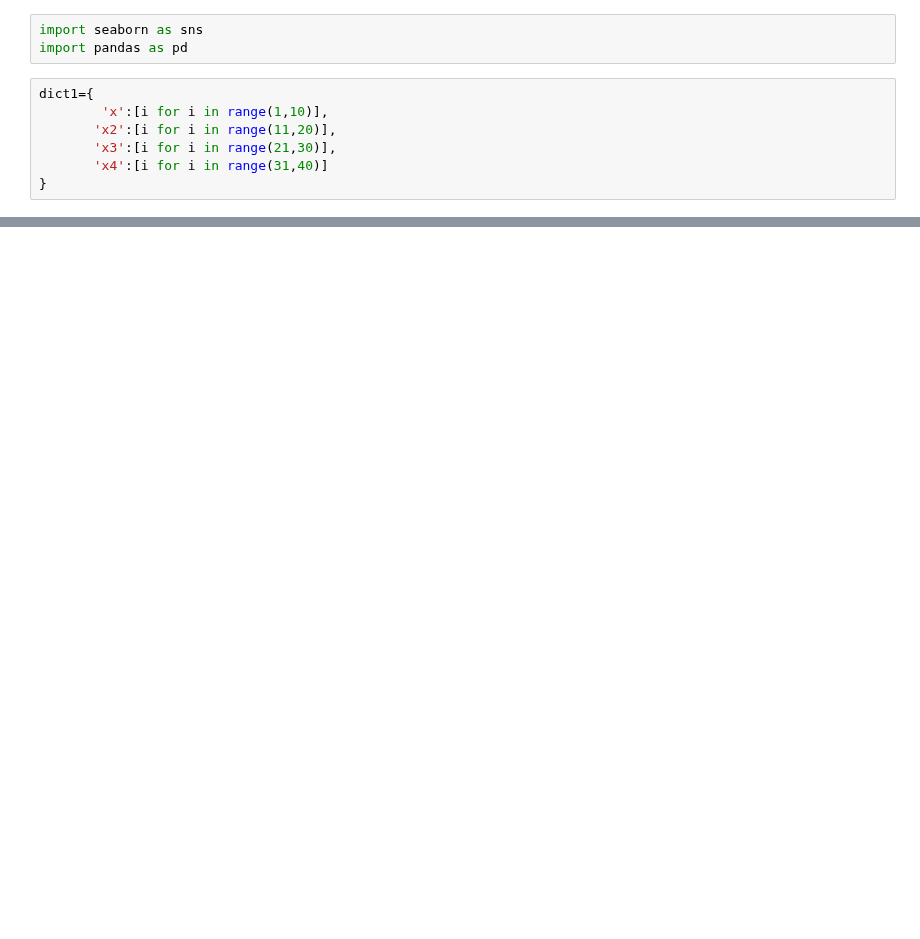
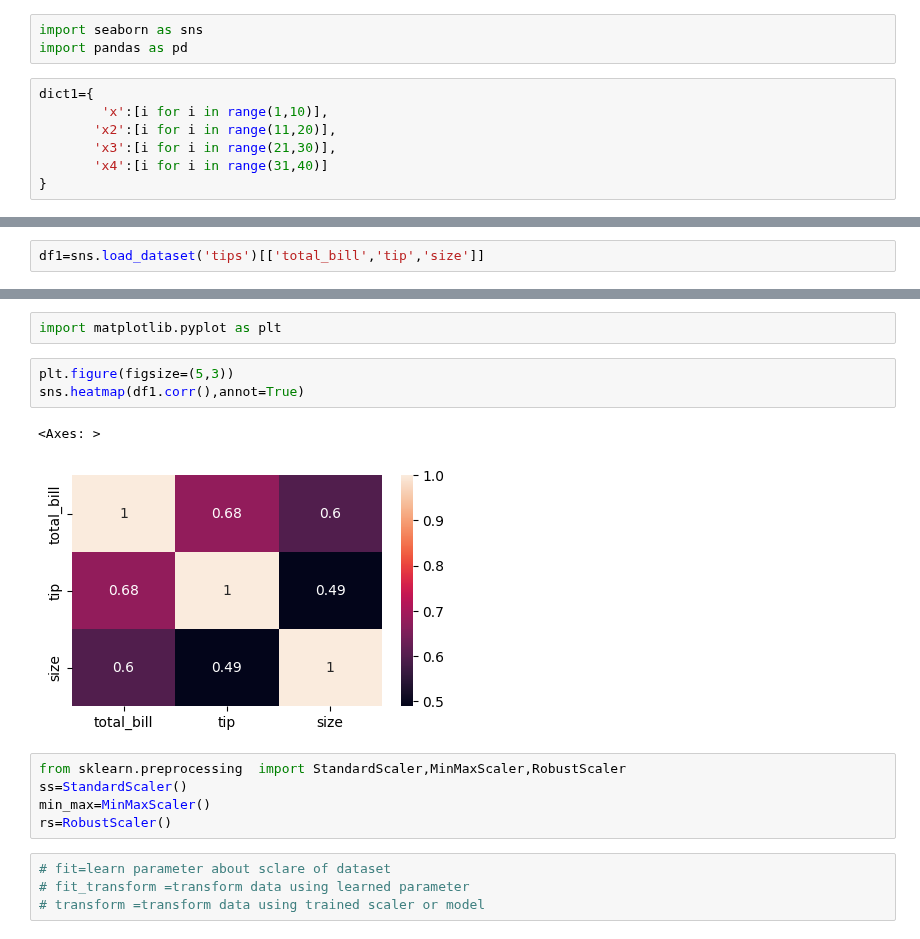
Before and after one commit to chourasiyamayank767-droid/Ricr.ML, a Jupyter notebook: ML_class3.ipynb, the cells around one changed output, grey strips where cells are left out. Cells and saved outputs as stored; diff of their text form; blank space fills up the shorter version.

Commit message:
feat: add correlation analysis and tips dataset visualization in ML class notebook

```diff
--- a/ML_class3.ipynb
+++ b/ML_class3.ipynb
@@ -23,0 +34,2 @@ pd.DataFrame(data=dict1)
+# %%
+df1=sns.load_dataset('tips')[['total_bill','tip','size']]
@@ -23,0 +59,17 @@ pd.DataFrame(data=dict1)
+# %%
+import matplotlib.pyplot as plt
+# %%
+plt.figure(figsize=(5,3))
+sns.heatmap(df1.corr(),annot=True)
+# %% [output]
+<Axes: >
+[figure, added]
+# %%
+from sklearn.preprocessing  import StandardScaler,MinMaxScaler,RobustScaler
+ss=StandardScaler()
+min_max=MinMaxScaler()
+rs=RobustScaler()
+# %%
+# fit=learn parameter about sclare of dataset
+# fit_transform =transform data using learned parameter
+# transform =transform data using trained scaler or model
```
Also changed, not shown: parts of 8 cells of this notebook.
